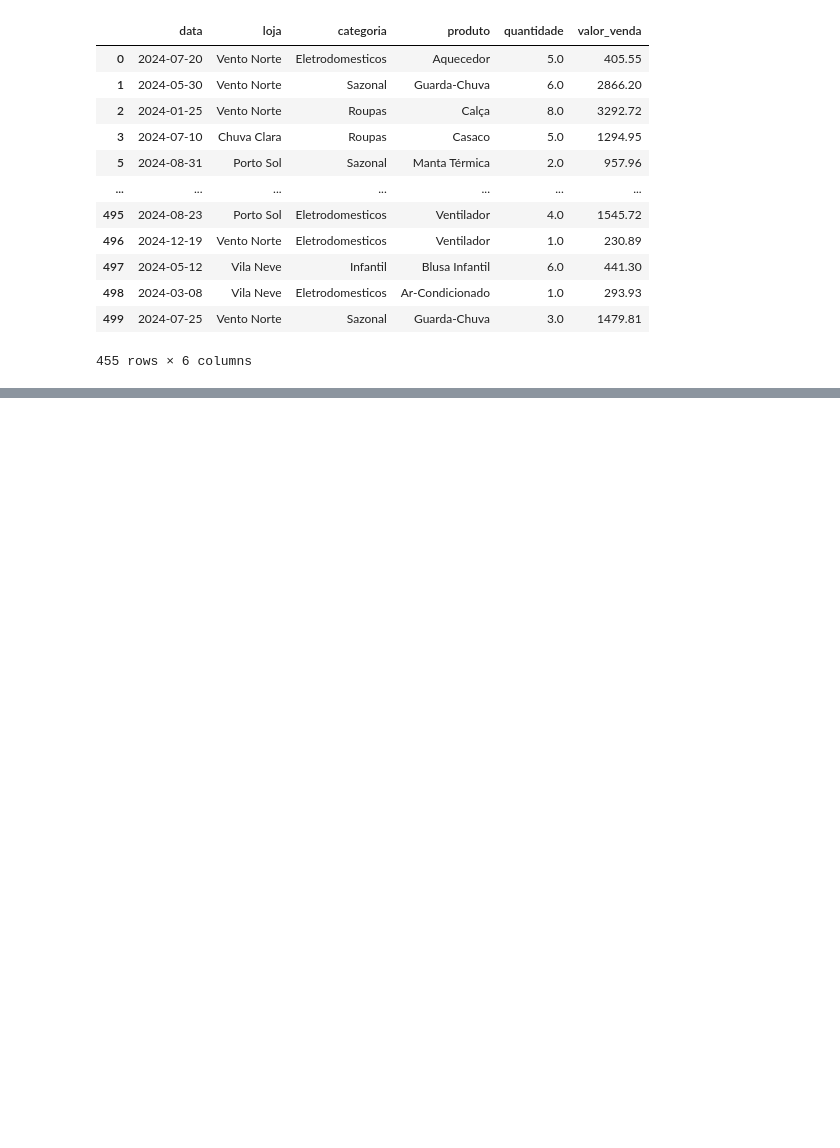
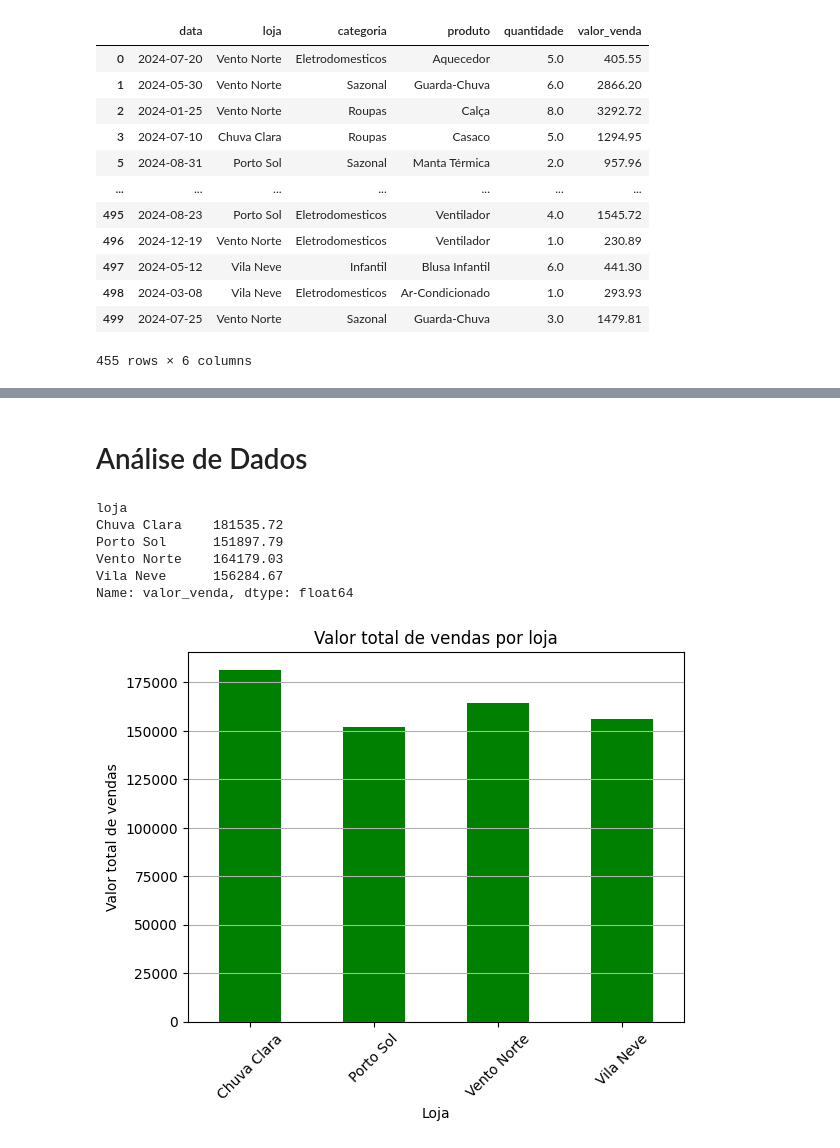
Before and after one commit to IIIgorMoura/PY-tratamento_analise_dados, a Jupyter notebook: main.ipynb, the cells around one changed output, grey strips where cells are left out. Saved outputs shown, nothing was run; the diff lists cells and outputs as text; code cells hidden in the pictures; blank space fills up the shorter version.

Commit message:
fim tratamento de dados

```diff
--- a/main.ipynb
+++ b/main.ipynb
@@ -134,0 +174,31 @@ display(df.head(10))
+# %%
+# 9. Recalcular valor_venda
+    # encontra casos em que 'valor_venda' estava vazio
+
+# detalhe: busca por casos em que este calculo faria diferença
+# df['valor_venda_duplicata'] = df['valor_venda']
+# df['valor_venda_duplicata'] = df['quantidade'] * df['valor_unitario']
+# alterados = df[df['valor_venda'] != df['valor_venda_duplicata']]
+
+# print(alterados)
+
+# remover coluna
+# df = df.drop(columns='valor_venda_duplicata')
+
+
+df['valor_venda'] = df['quantidade'] * df['valor_unitario']
+# %%
+# 10. Analisar e remover 'produto' vazios
+
+# Exibir quantas linhas estão com 'produto' vazio
+print(df['produto'].isna().sum())
+
+# duplicatas1 = df[df['valor_unitario'].duplicated(keep=False)]
+# display(duplicatas1)
+
+# display(duplicatas)
+
+# display(df[df['produto'].isna()])
+
+# Por existirem apenas 13 produtos vazios, remover 'produtos' NaN
+df = df.dropna(subset='produto')
@@ -134,0 +230,2 @@ display(df.head(10))
+# %% [markdown]
+# Análise de Dados
@@ -134,0 +245,21 @@ display(df.head(10))
+# %%
+# 1. Total de vendas por loja - Agrupar por loja e somar o valor total vendido
+total_valor_vendas_loja = df.groupby('loja')['valor_venda'].sum()
+
+print(total_valor_vendas_loja)
+
+total_valor_vendas_loja.plot(kind='bar', color='green')
+plt.title('Valor total de vendas por loja')
+plt.xlabel('Loja')
+plt.ylabel('Valor total de vendas')
+plt.xticks(rotation=45)
+plt.grid(axis='y')
+plt.show()
+# %% [output]
+loja
+Chuva Clara    181535.72
+Porto Sol      151897.79
+Vento Norte    164179.03
+Vila Neve      156284.67
+Name: valor_venda, dtype: float64
+[figure, added]
```
Also changed, not shown: parts of 11 cells of this notebook, 1 other file.
